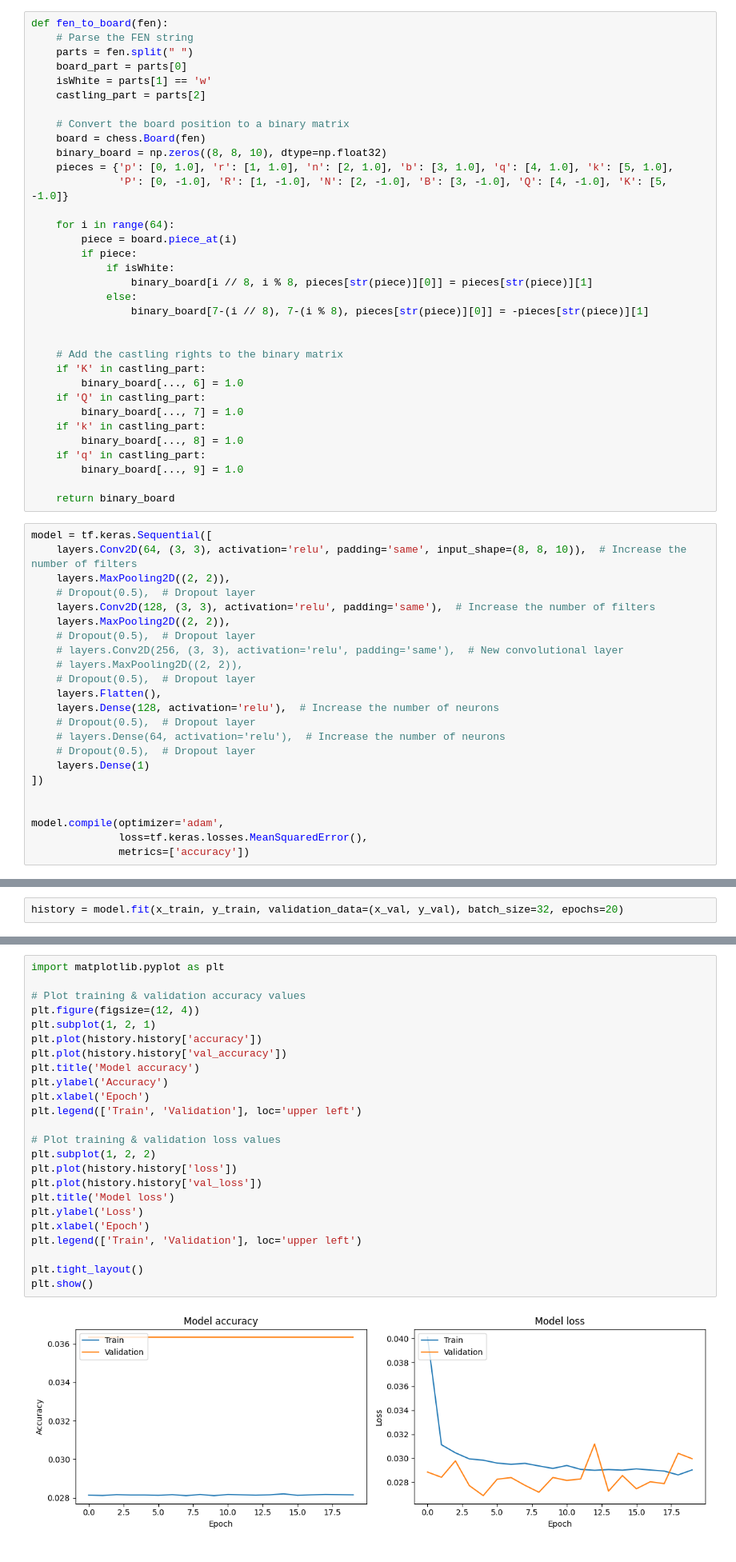
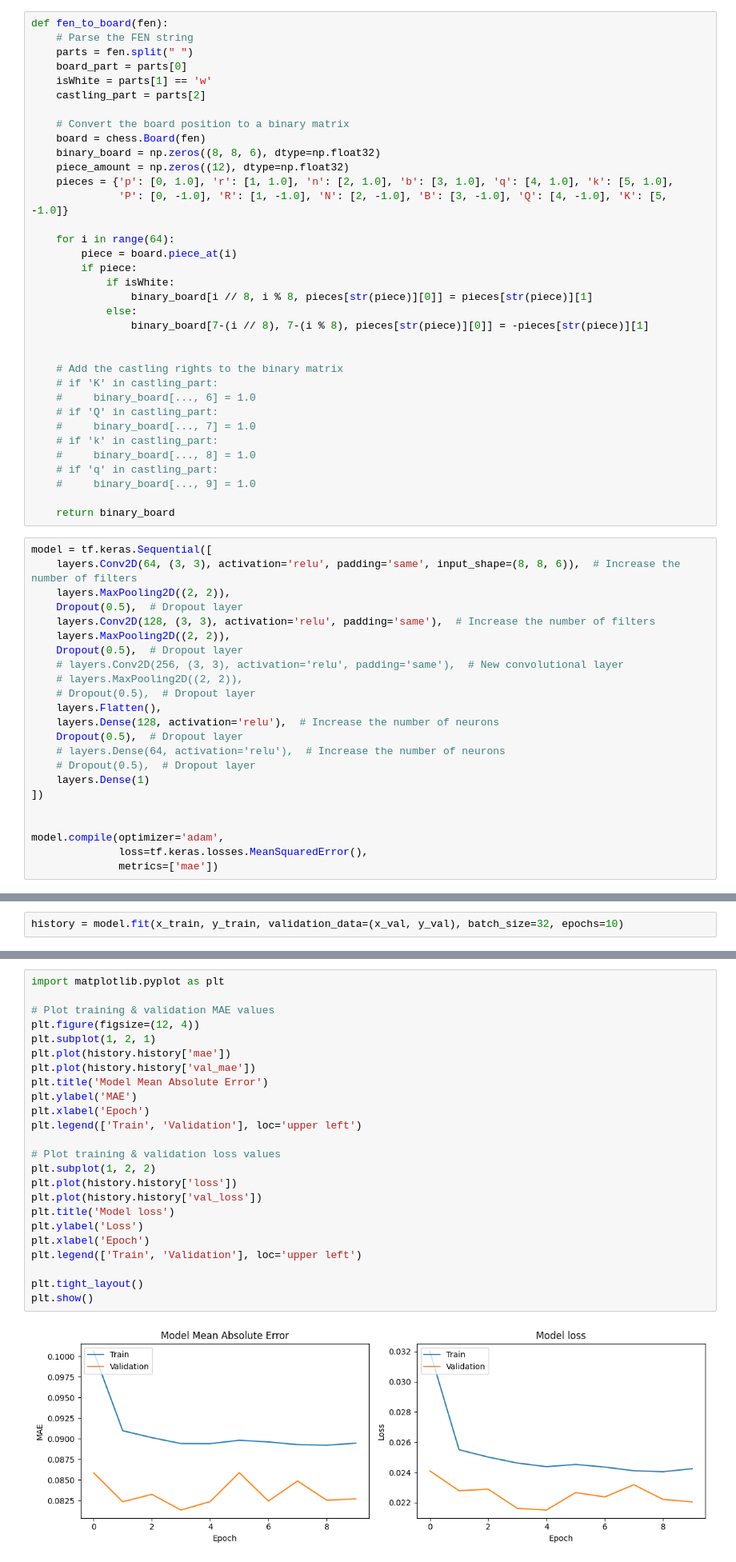
Before and after one commit to TheodorBeskow/ChessAI, a Jupyter notebook: AI/EvaluateModel.ipynb, the cells around one changed output, grey strips where cells are left out. Shown: that part at 80% size. Cells and saved outputs as stored; diff of their text form.

Commit message:
Ignore castles and changed data output

```diff
--- a/AI/EvaluateModel.ipynb
+++ b/AI/EvaluateModel.ipynb
@@ -19,7 +19,8 @@ def fen_to_board(fen):
 
     # Convert the board position to a binary matrix
     board = chess.Board(fen)
-    binary_board = np.zeros((8, 8, 10), dtype=np.float32)
+    binary_board = np.zeros((8, 8, 6), dtype=np.float32)
+    piece_amount = np.zeros((12), dtype=np.float32)
     pieces = {'p': [0, 1.0], 'r': [1, 1.0], 'n': [2, 1.0], 'b': [3, 1.0], 'q': [4, 1.0], 'k': [5, 1.0],
               'P': [0, -1.0], 'R': [1, -1.0], 'N': [2, -1.0], 'B': [3, -1.0], 'Q': [4, -1.0], 'K': [5, -1.0]}
 
@@ -33,30 +34,30 @@ def fen_to_board(fen):
 
 
     # Add the castling rights to the binary matrix
-    if 'K' in castling_part:
-        binary_board[..., 6] = 1.0
-    if 'Q' in castling_part:
-        binary_board[..., 7] = 1.0
-    if 'k' in castling_part:
-        binary_board[..., 8] = 1.0
-    if 'q' in castling_part:
-        binary_board[..., 9] = 1.0
+    # if 'K' in castling_part:
+    #     binary_board[..., 6] = 1.0
+    # if 'Q' in castling_part:
+    #     binary_board[..., 7] = 1.0
+    # if 'k' in castling_part:
+    #     binary_board[..., 8] = 1.0
+    # if 'q' in castling_part:
+    #     binary_board[..., 9] = 1.0
 
     return binary_board
 # %%
 model = tf.keras.Sequential([
-    layers.Conv2D(64, (3, 3), activation='relu', padding='same', input_shape=(8, 8, 10)),  # Increase the number of filters
+    layers.Conv2D(64, (3, 3), activation='relu', padding='same', input_shape=(8, 8, 6)),  # Increase the number of filters
     layers.MaxPooling2D((2, 2)),
-    # Dropout(0.5),  # Dropout layer
+    Dropout(0.5),  # Dropout layer
     layers.Conv2D(128, (3, 3), activation='relu', padding='same'),  # Increase the number of filters
     layers.MaxPooling2D((2, 2)),
-    # Dropout(0.5),  # Dropout layer
+    Dropout(0.5),  # Dropout layer
     # layers.Conv2D(256, (3, 3), activation='relu', padding='same'),  # New convolutional layer
     # layers.MaxPooling2D((2, 2)),
     # Dropout(0.5),  # Dropout layer
     layers.Flatten(),
     layers.Dense(128, activation='relu'),  # Increase the number of neurons
-    # Dropout(0.5),  # Dropout layer
+    Dropout(0.5),  # Dropout layer
     # layers.Dense(64, activation='relu'),  # Increase the number of neurons
     # Dropout(0.5),  # Dropout layer
     layers.Dense(1)
@@ -65,7 +66,7 @@ model = tf.keras.Sequential([
 
 model.compile(optimizer='adam',
               loss=tf.keras.losses.MeanSquaredError(),
-              metrics=['accuracy'])
+              metrics=['mae'])
 # %%
 model.summary()
 # %% [output]
@@ -104,5 +105,5 @@ x_train, y_train = boards[:train_size], ratings[:train_size]
 x_val, y_val = boards[train_size:train_size+val_size], ratings[train_size:train_size+val_size]
 x_test, y_test = boards[train_size+val_size:], ratings[train_size+val_size:]
 # %%
-history = model.fit(x_train, y_train, validation_data=(x_val, y_val), batch_size=32, epochs=20)
+history = model.fit(x_train, y_train, validation_data=(x_val, y_val), batch_size=32, epochs=10)
 # %% [output]
@@ -126,29 +130,29 @@ Epoch 20/20
 # %%
 import matplotlib.pyplot as plt
 
-# Plot training & validation accuracy values
+# Plot training & validation MAE values
 plt.figure(figsize=(12, 4))
 plt.subplot(1, 2, 1)
-plt.plot(history.history['accuracy'])
-plt.plot(history.history['val_accuracy'])
-plt.title('Model accuracy')
-plt.ylabel('Accuracy')
+plt.plot(history.history['mae'])
+plt.plot(history.history['val_mae'])
+plt.title('Model Mean Absolute Error')
+plt.ylabel('MAE')
 plt.xlabel('Epoch')
 plt.legend(['Train', 'Validation'], loc='upper left')
 
 # Plot training & validation loss values
 plt.subplot(1, 2, 2)
 plt.plot(history.history['loss'])
 plt.plot(history.history['val_loss'])
 plt.title('Model loss')
 plt.ylabel('Loss')
 plt.xlabel('Epoch')
 plt.legend(['Train', 'Validation'], loc='upper left')
 
 plt.tight_layout()
 plt.show()
 # %% [output]
-[figure, old version]
+[figure, new version]
 # %%
 model.save('TrainedModel.h5')
 # %%
```
Also changed, not shown: parts of 3 cells of this notebook, 5 other files.
